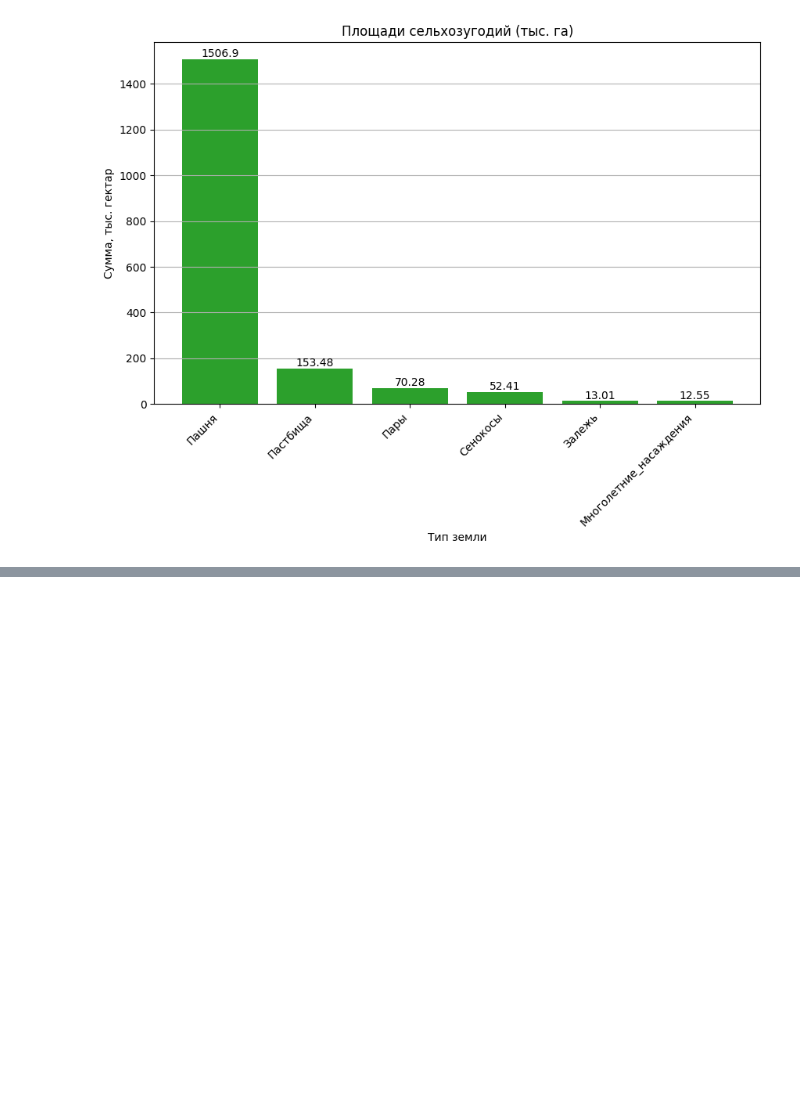
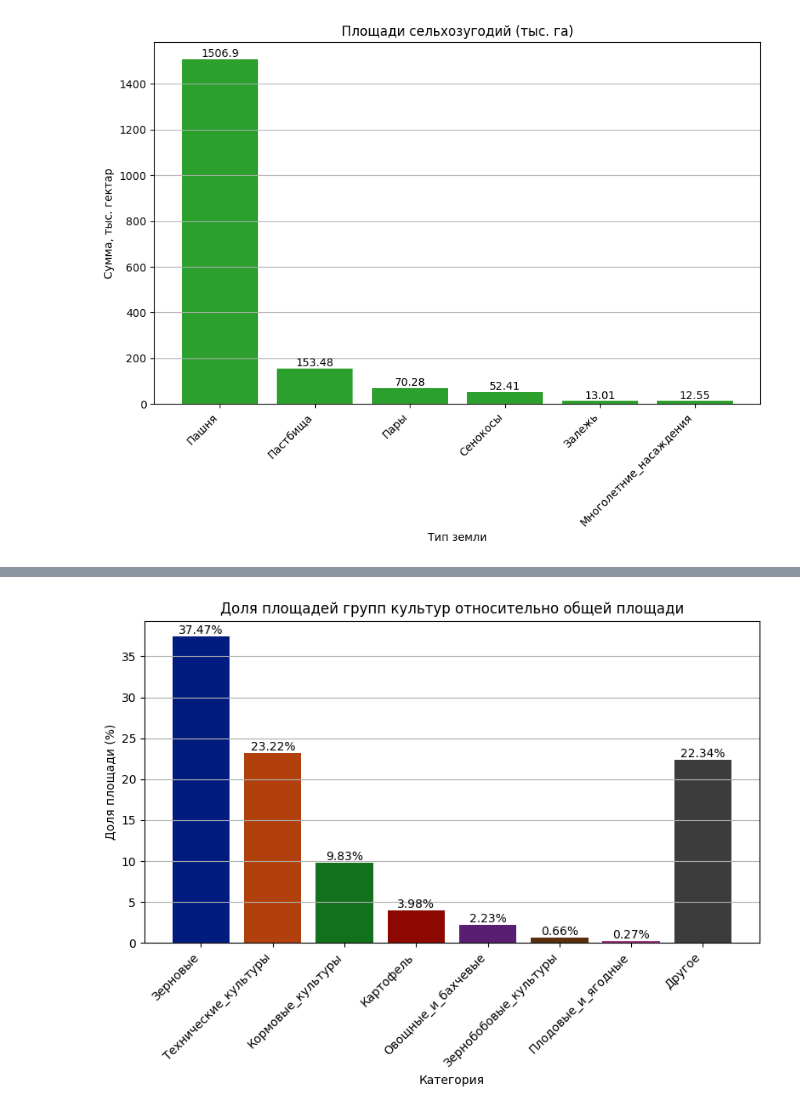
Before and after one commit to SergeyHSE/RegionAnalysis.github.io, a Jupyter notebook: RegionAnalysis.ipynb, the cells around one changed output, grey strips where cells are left out. Drawn from its saved outputs; the diff is of its cells as text; code cells hidden in the pictures; blank space fills up the shorter version.

```diff
--- a/RegionAnalysis.ipynb
+++ b/RegionAnalysis.ipynb
@@ -337,0 +446,17 @@ plt.show()
+# %%
+categories = ['Общая_площадь', 'Зернобобовые_культуры',
+              'Технические_культуры', 'Овощные_и_бахчевые', 'Картофель',
+              'Кормовые_культуры', 'Плодовые_и_ягодные']
+
+total_area_df = pd.DataFrame(columns=['Категория', 'Сумма_тыс_га'])
+
+for category in categories:
+    value = data[category].sum() / 1000
+    total_area_df = total_area_df.append({'Категория': category, 'Сумма_тыс_га': value}, ignore_index=True)
+
+zeronovye_value = (data['Зерновые_и_зернобобовые'].sum() - data['Зернобобовые_культуры'].sum()) / 1000
+total_area_df = total_area_df.append({'Категория': 'Зерновые', 'Сумма_тыс_га': zeronovye_value}, ignore_index=True)
+total_area_df = total_area_df.sort_values('Сумма_тыс_га', ascending=False)
+total_area_df['Доля от общей площади (%)'] = (total_area_df['Сумма_тыс_га'] / total_area_df.loc[0, 'Сумма_тыс_га'] * 100).round(2)
+
+total_area_df
@@ -337,0 +473,10 @@ plt.show()
+# %%
+other_sum = total_area_df['Сумма_тыс_га'].iloc[1:].sum()
+
+other_row = {
+    'Категория': 'Другое',
+    'Сумма_тыс_га': total_area_df.loc[0, 'Сумма_тыс_га'] - other_sum,
+    'Доля от общей площади (%)': 100 - total_area_df['Доля от общей площади (%)'].iloc[1:].sum()
+}
+
+total_area_df = total_area_df.append(other_row, ignore_index=True)
@@ -337,0 +496,18 @@ plt.show()
+# %%
+import seaborn as sns
+
+colors = sns.color_palette('dark')
+plt.figure(figsize=(8, 6))
+bars = plt.bar(total_area_df.loc[1:, 'Категория'], total_area_df.loc[1:, 'Доля от общей площади (%)'], color=colors)
+for bar, label in zip(bars, total_area_df.loc[1:, 'Доля от общей площади (%)']):
+    height = bar.get_height()
+    plt.text(bar.get_x() + bar.get_width() / 2, height, f'{label:.2f}%', ha='center', va='bottom', fontsize=10, color='black')
+plt.title('Доля площадей групп культур относительно общей площади')
+plt.xlabel('Категория')
+plt.ylabel('Доля площади (%)')
+plt.xticks(rotation=45, ha='right')
+plt.grid(axis='y')
+plt.tight_layout()
+plt.show()
+# %% [output]
+[figure, added]
```
Also changed, not shown: parts of 22 cells of this notebook.
